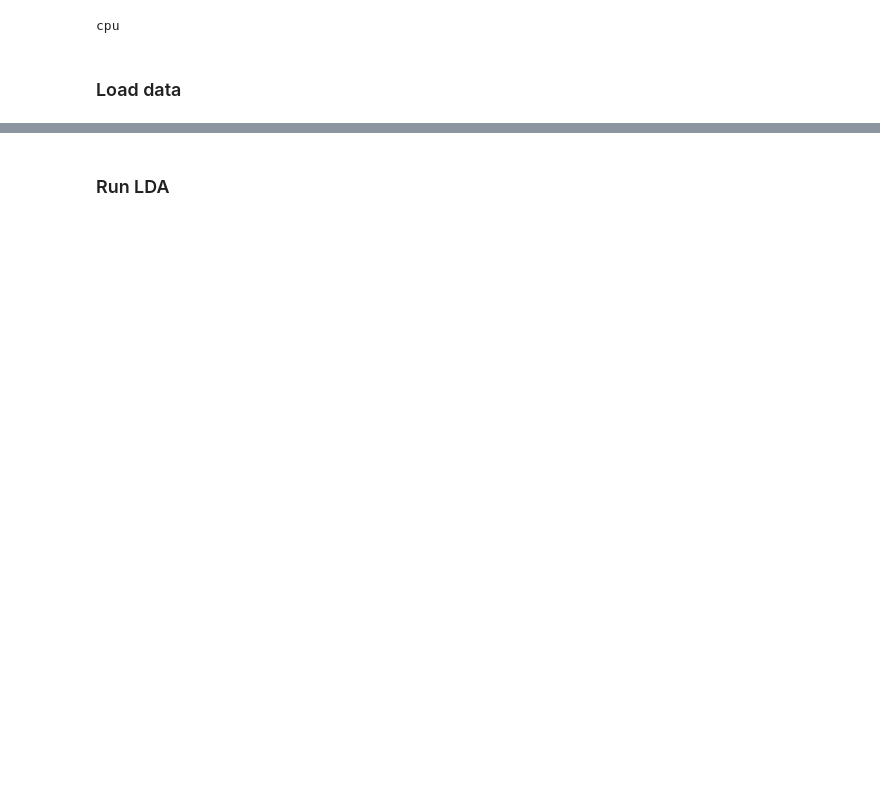
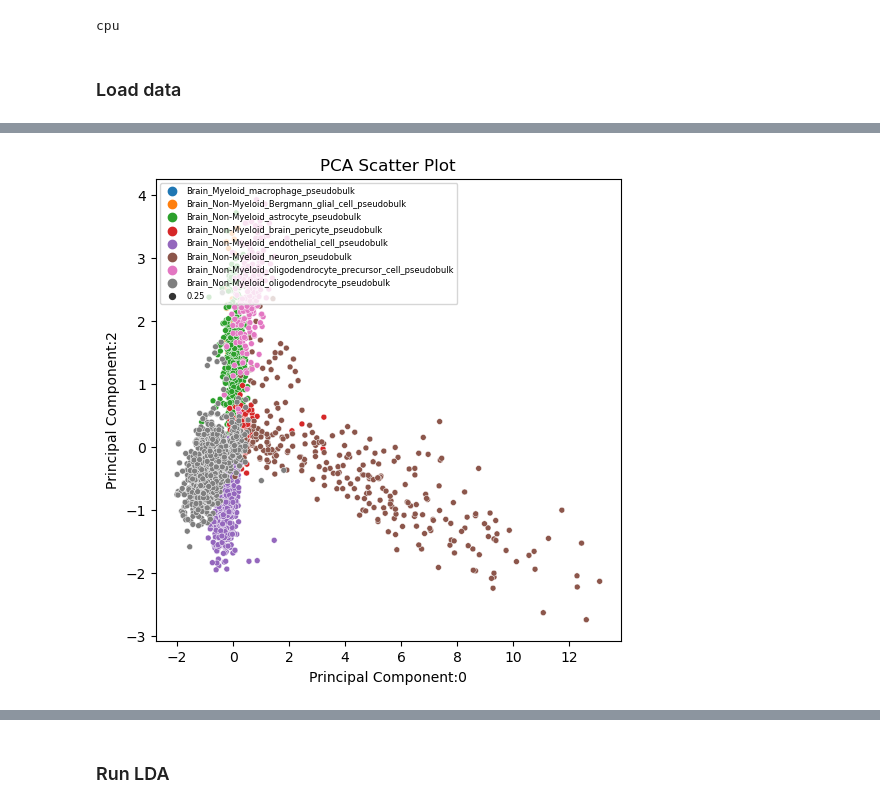
Before and after one commit to daklab/LeafletSC, a Jupyter notebook: src/beta-binomial-lda/run_LDA_SSmouse.ipynb, the cells around one changed output, grey strips where cells are left out. Drawn from its saved outputs; the diff is of its cells as text; code cells hidden in the pictures; blank space fills up the shorter version.

```diff
--- a/src/beta-binomial-lda/run_LDA_SSmouse.ipynb
+++ b/src/beta-binomial-lda/run_LDA_SSmouse.ipynb
@@ -68,0 +146,4 @@ print(coo_cluster_sparse.toarray()[1887, 15842]) # sanity check of data
+# %%
+plot_pcas(pca_result, cell_types, 0, 2)
+# %% [output]
+[figure, added]
```
Also changed, not shown: parts of 28 cells of this notebook, 4 other files.
